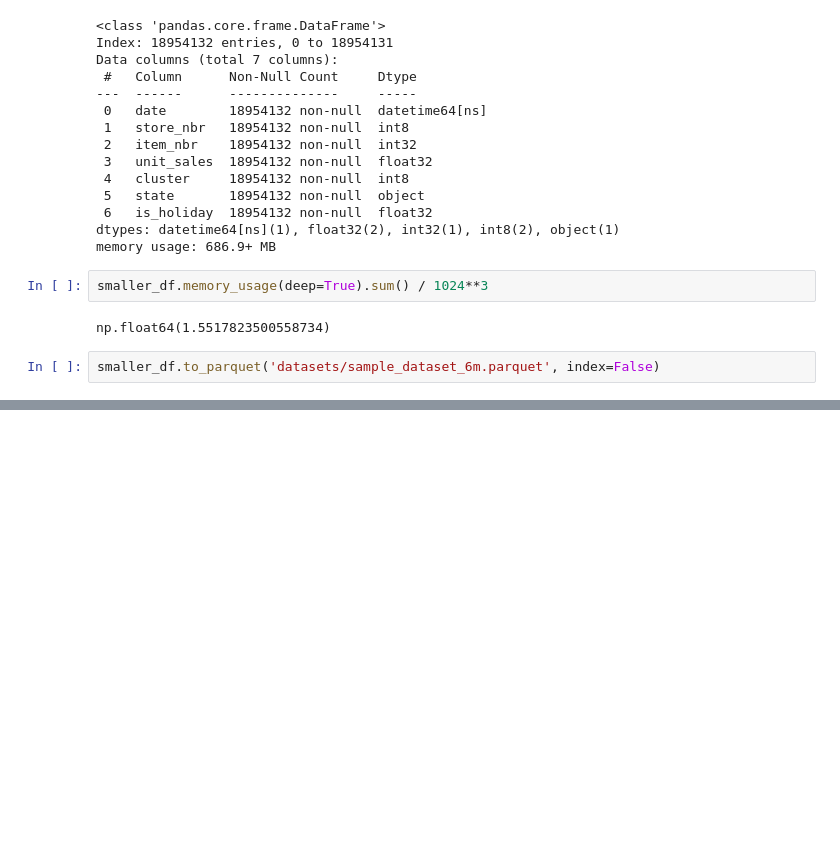
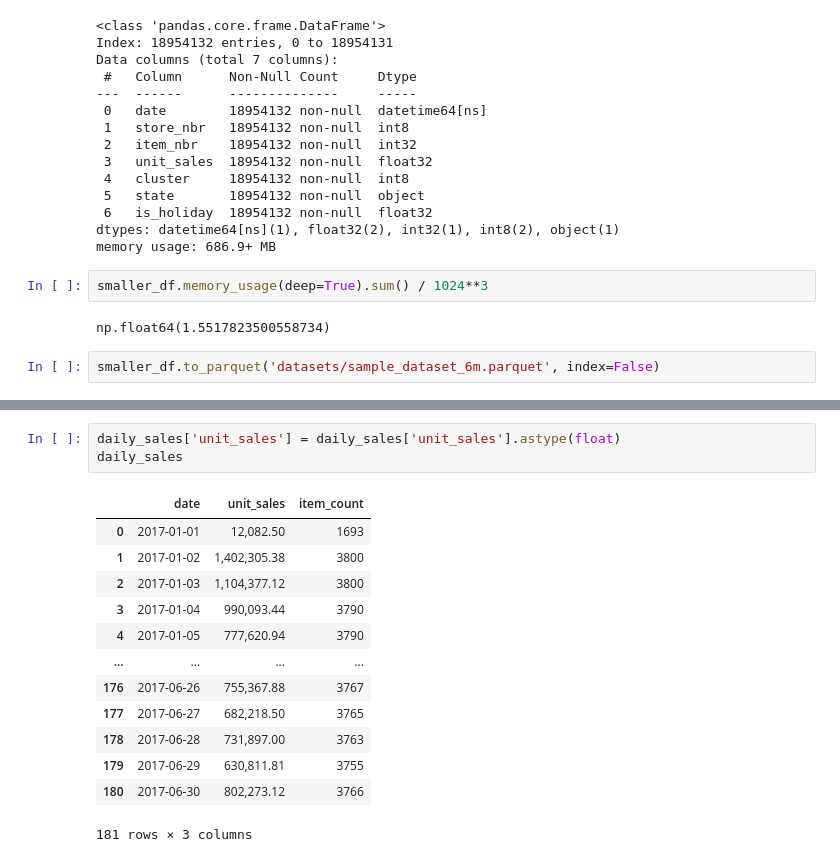
Before and after one commit to arjun-s-15/ERP-Project, a Jupyter notebook: ML-service/data_reduction.ipynb, the cells around one changed output, grey strips where cells are left out. Cells and saved outputs as stored; diff of their text form; blank space fills up the shorter version.

```diff
--- a/ML-service/data_reduction.ipynb
+++ b/ML-service/data_reduction.ipynb
@@ -394,0 +428,17 @@ smaller_df.to_parquet('datasets/sample_dataset_6m.parquet', index=False)
+# %%
+daily_sales['unit_sales'] = daily_sales['unit_sales'].astype(float)
+daily_sales
+# %% [output]
+|  | date | unit_sales | item_count |
+| 0 | 2017-01-01 | 12,082.50 | 1693 |
+| 1 | 2017-01-02 | 1,402,305.38 | 3800 |
+| 2 | 2017-01-03 | 1,104,377.12 | 3800 |
+| 3 | 2017-01-04 | 990,093.44 | 3790 |
+| 4 | 2017-01-05 | 777,620.94 | 3790 |
+| ... | ... | ... | ... |
+| 176 | 2017-06-26 | 755,367.88 | 3767 |
+| 177 | 2017-06-27 | 682,218.50 | 3765 |
+| 178 | 2017-06-28 | 731,897.00 | 3763 |
+| 179 | 2017-06-29 | 630,811.81 | 3755 |
+| 180 | 2017-06-30 | 802,273.12 | 3766 |
+181 rows × 3 columns
```
Also changed, not shown: parts of 3 cells of this notebook.
